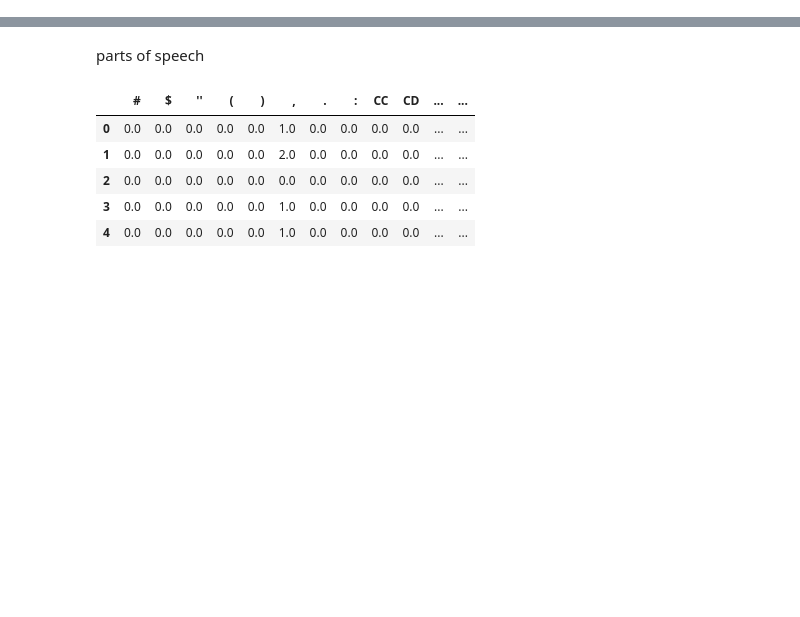
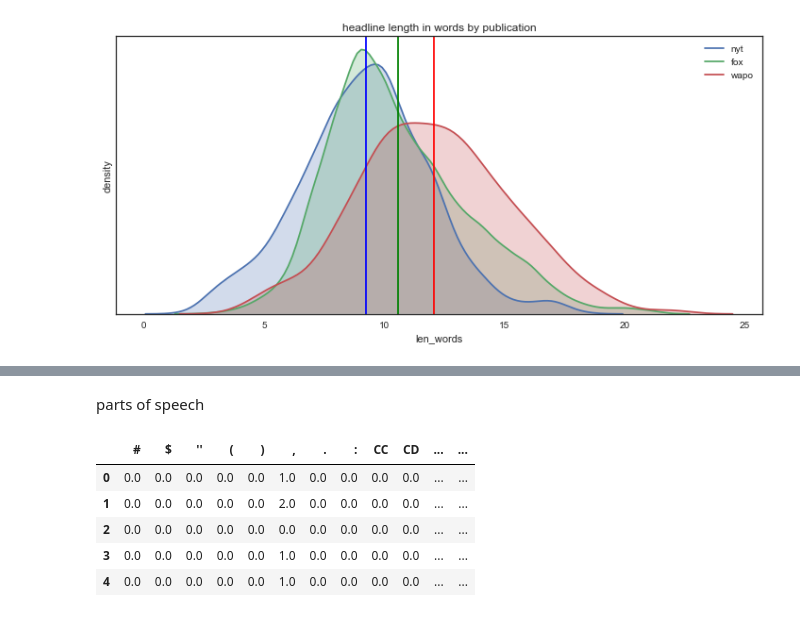
Before and after one commit to MatthewChatham/media, a Jupyter notebook: viz.ipynb, the cells around one changed output, grey strips where cells are left out. Saved outputs shown, nothing was run; the diff lists cells and outputs as text; code cells hidden in the pictures; blank space fills up the shorter version.

```diff
--- a/viz.ipynb
+++ b/viz.ipynb
@@ -279,0 +280,16 @@ headlines.groupby('pub').count()['len'].plot(kind='bar', title='counts')
+# %%
+sns.distplot(headlines.loc[headlines['pub']=='nyt', 'len_words'], label='nyt', hist=False, kde_kws={'shade': True})
+sns.distplot(headlines.loc[headlines['pub']=='fox', 'len_words'], label='fox', hist=False, kde_kws={'shade': True})
+ax = sns.distplot(headlines.loc[headlines['pub']=='wapo', 'len_words'], label='wapo', hist=False, kde_kws={'shade': True})
+
+ax.axvline(headlines.loc[headlines['pub']=='nyt', 'len_words'].mean(), color='blue')
+ax.axvline(headlines.loc[headlines['pub']=='fox', 'len_words'].mean(), color='green')
+ax.axvline(headlines.loc[headlines['pub']=='wapo', 'len_words'].mean(), color='red')
+
+ax.legend()
+ax.axes.get_yaxis().set_ticks([])
+ax.set(title='headline length in words by publication', ylabel='density')
+ax.figure.set_size_inches((10,5))
+plt.tight_layout()
+# %% [output]
+[figure, added]
```
Also changed, not shown: parts of 121 cells of this notebook.
